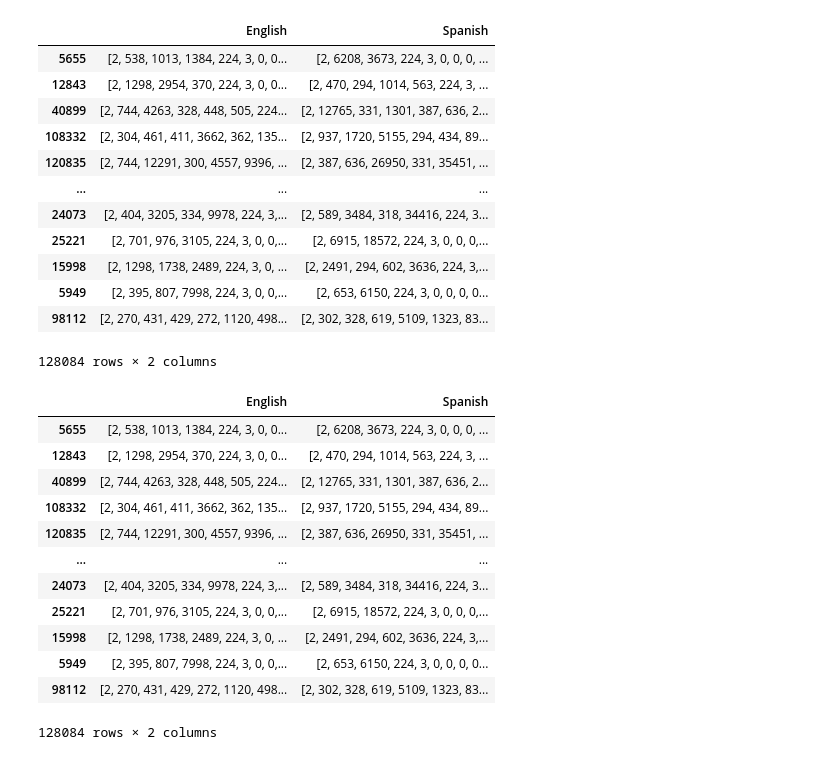
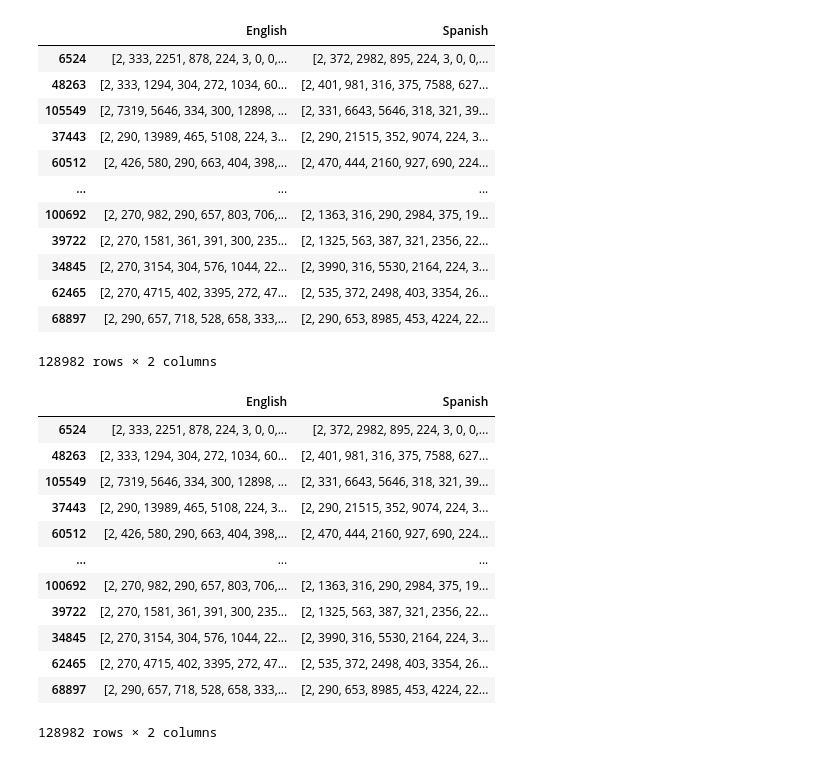
Before and after one commit to MBUYt0n/DL, a Jupyter notebook: Lab8/DL_Lab8_noatten-unidir.ipynb, the cells around one changed output. Saved outputs shown, nothing was run; the diff lists cells and outputs as text; code cells hidden in the pictures.

```diff
--- a/Lab8/DL_Lab8_noatten-unidir.ipynb
+++ b/Lab8/DL_Lab8_noatten-unidir.ipynb
@@ -10,23 +1,23 @@
 # %%
 import pandas as pd
 from sklearn.utils import shuffle
-df = pd.read_csv(f"EnglishOrSpanish/output_joint2.csv")
+df = pd.read_csv(f"EnglishOrSpanish/output_joint1.csv")
 df = shuffle(df)
 df
 # %% [output]
 |  | English | Spanish |
-| 5655 | [2, 538, 1013, 1384, 224, 3, 0, 0... | [2, 6208, 3673, 224, 3, 0, 0, 0, ... |
-| 12843 | [2, 1298, 2954, 370, 224, 3, 0, 0... | [2, 470, 294, 1014, 563, 224, 3, ... |
-| 40899 | [2, 744, 4263, 328, 448, 505, 224... | [2, 12765, 331, 1301, 387, 636, 2... |
-| 108332 | [2, 304, 461, 411, 3662, 362, 135... | [2, 937, 1720, 5155, 294, 434, 89... |
-| 120835 | [2, 744, 12291, 300, 4557, 9396, ... | [2, 387, 636, 26950, 331, 35451, ... |
+| 6524 | [2, 333, 2251, 878, 224, 3, 0, 0,... | [2, 372, 2982, 895, 224, 3, 0, 0,... |
+| 48263 | [2, 333, 1294, 304, 272, 1034, 60... | [2, 401, 981, 316, 375, 7588, 627... |
+| 105549 | [2, 7319, 5646, 334, 300, 12898, ... | [2, 331, 6643, 5646, 318, 321, 39... |
+| 37443 | [2, 290, 13989, 465, 5108, 224, 3... | [2, 290, 21515, 352, 9074, 224, 3... |
+| 60512 | [2, 426, 580, 290, 663, 404, 398,... | [2, 470, 444, 2160, 927, 690, 224... |
 | ... | ... | ... |
-| 24073 | [2, 404, 3205, 334, 9978, 224, 3,... | [2, 589, 3484, 318, 34416, 224, 3... |
-| 25221 | [2, 701, 976, 3105, 224, 3, 0, 0,... | [2, 6915, 18572, 224, 3, 0, 0, 0,... |
-| 15998 | [2, 1298, 1738, 2489, 224, 3, 0, ... | [2, 2491, 294, 602, 3636, 224, 3,... |
-| 5949 | [2, 395, 807, 7998, 224, 3, 0, 0,... | [2, 653, 6150, 224, 3, 0, 0, 0, 0... |
-| 98112 | [2, 270, 431, 429, 272, 1120, 498... | [2, 302, 328, 619, 5109, 1323, 83... |
+| 100692 | [2, 270, 982, 290, 657, 803, 706,... | [2, 1363, 316, 290, 2984, 375, 19... |
+| 39722 | [2, 270, 1581, 361, 391, 300, 235... | [2, 1325, 563, 387, 321, 2356, 22... |
+| 34845 | [2, 270, 3154, 304, 576, 1044, 22... | [2, 3990, 316, 5530, 2164, 224, 3... |
+| 62465 | [2, 270, 4715, 402, 3395, 272, 47... | [2, 535, 372, 2498, 403, 3354, 26... |
+| 68897 | [2, 290, 657, 718, 528, 658, 333,... | [2, 290, 653, 8985, 453, 4224, 22... |
-128084 rows × 2 columns
+128982 rows × 2 columns
 # %%
 import ast
 
@@ -35,18 +26,18 @@ df["Spanish"] = df["Spanish"].apply(ast.literal_eval)
 df
 # %% [output]
 |  | English | Spanish |
-| 5655 | [2, 538, 1013, 1384, 224, 3, 0, 0... | [2, 6208, 3673, 224, 3, 0, 0, 0, ... |
-| 12843 | [2, 1298, 2954, 370, 224, 3, 0, 0... | [2, 470, 294, 1014, 563, 224, 3, ... |
-| 40899 | [2, 744, 4263, 328, 448, 505, 224... | [2, 12765, 331, 1301, 387, 636, 2... |
-| 108332 | [2, 304, 461, 411, 3662, 362, 135... | [2, 937, 1720, 5155, 294, 434, 89... |
-| 120835 | [2, 744, 12291, 300, 4557, 9396, ... | [2, 387, 636, 26950, 331, 35451, ... |
+| 6524 | [2, 333, 2251, 878, 224, 3, 0, 0,... | [2, 372, 2982, 895, 224, 3, 0, 0,... |
+| 48263 | [2, 333, 1294, 304, 272, 1034, 60... | [2, 401, 981, 316, 375, 7588, 627... |
+| 105549 | [2, 7319, 5646, 334, 300, 12898, ... | [2, 331, 6643, 5646, 318, 321, 39... |
+| 37443 | [2, 290, 13989, 465, 5108, 224, 3... | [2, 290, 21515, 352, 9074, 224, 3... |
+| 60512 | [2, 426, 580, 290, 663, 404, 398,... | [2, 470, 444, 2160, 927, 690, 224... |
 | ... | ... | ... |
-| 24073 | [2, 404, 3205, 334, 9978, 224, 3,... | [2, 589, 3484, 318, 34416, 224, 3... |
-| 25221 | [2, 701, 976, 3105, 224, 3, 0, 0,... | [2, 6915, 18572, 224, 3, 0, 0, 0,... |
-| 15998 | [2, 1298, 1738, 2489, 224, 3, 0, ... | [2, 2491, 294, 602, 3636, 224, 3,... |
-| 5949 | [2, 395, 807, 7998, 224, 3, 0, 0,... | [2, 653, 6150, 224, 3, 0, 0, 0, 0... |
-| 98112 | [2, 270, 431, 429, 272, 1120, 498... | [2, 302, 328, 619, 5109, 1323, 83... |
+| 100692 | [2, 270, 982, 290, 657, 803, 706,... | [2, 1363, 316, 290, 2984, 375, 19... |
+| 39722 | [2, 270, 1581, 361, 391, 300, 235... | [2, 1325, 563, 387, 321, 2356, 22... |
+| 34845 | [2, 270, 3154, 304, 576, 1044, 22... | [2, 3990, 316, 5530, 2164, 224, 3... |
+| 62465 | [2, 270, 4715, 402, 3395, 272, 47... | [2, 535, 372, 2498, 403, 3354, 26... |
+| 68897 | [2, 290, 657, 718, 528, 658, 333,... | [2, 290, 653, 8985, 453, 4224, 22... |
-128084 rows × 2 columns
+128982 rows × 2 columns
 # %%
 import torch
 from torch.utils.data import DataLoader, TensorDataset
```
Also changed, not shown: parts of 14 cells of this notebook.
